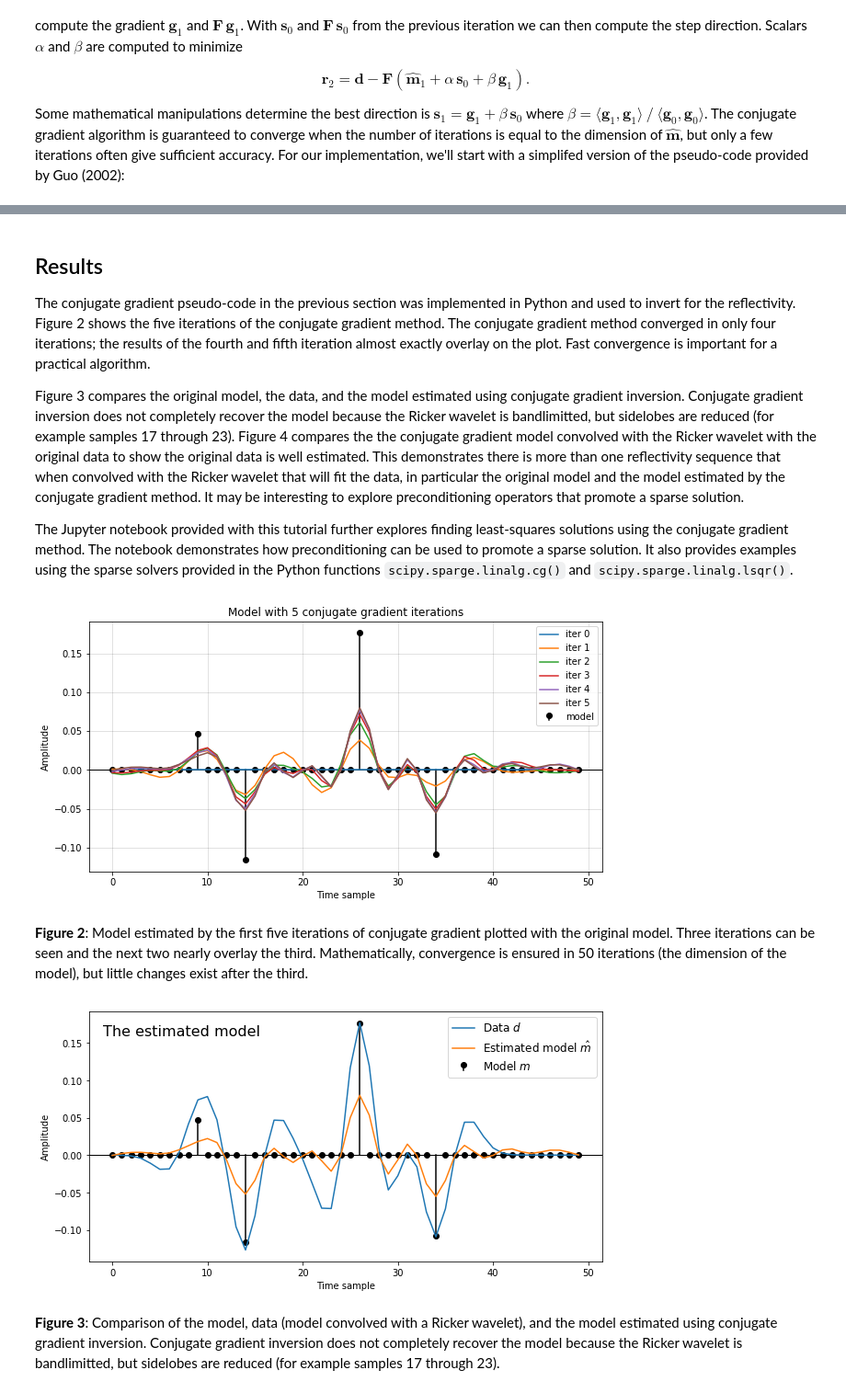
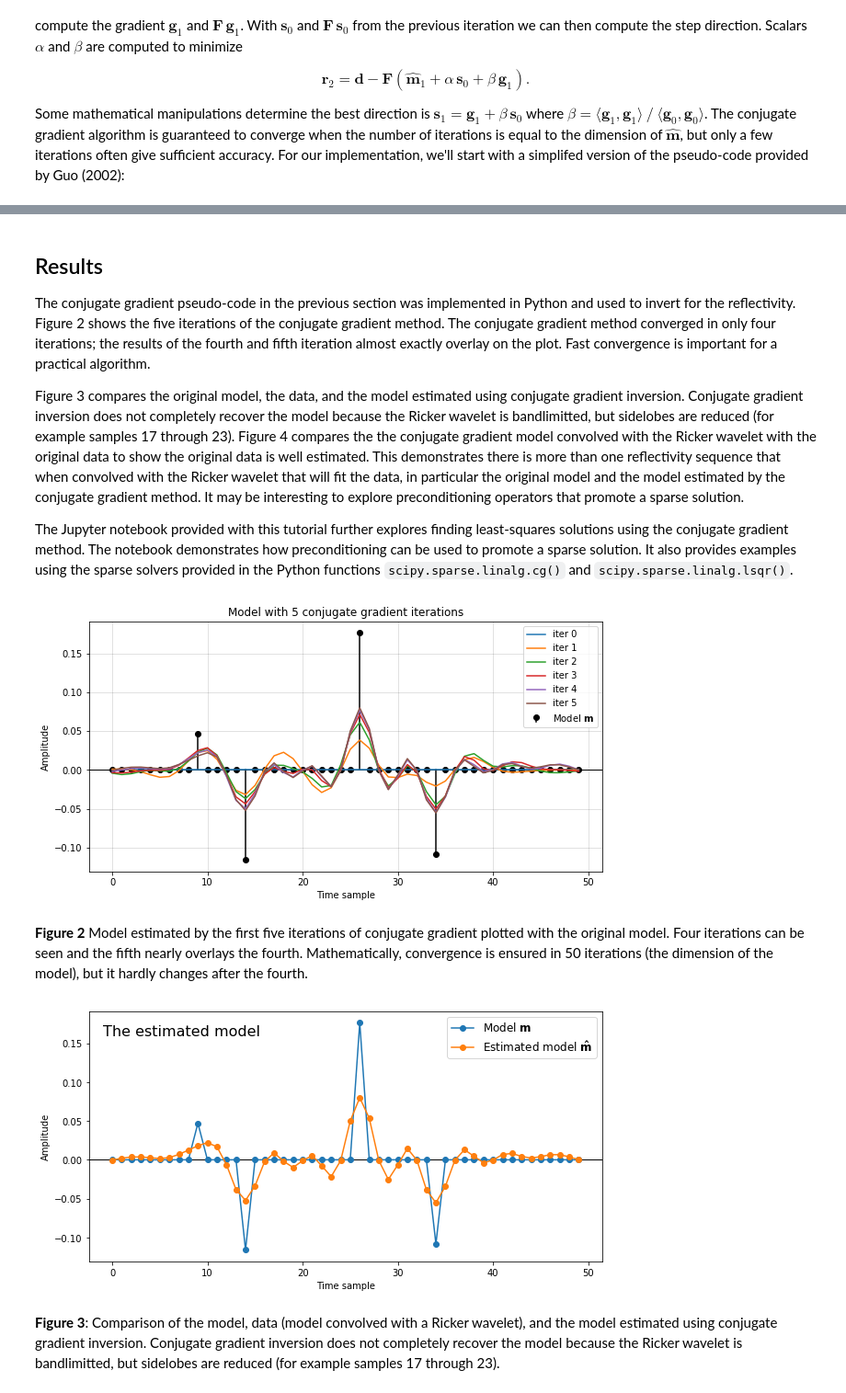
Before and after one commit to seg/tutorials-2018, a Jupyter notebook: 1804_Conjugate_gradient_inversion/conjugate_gradient_MS.ipynb, the cells around one changed output, grey strips where cells are left out. Shown at 92% size. Cells and saved outputs as stored; diff of their text form; code cells hidden in the pictures.

```diff
--- a/1804_Conjugate_gradient_inversion/conjugate_gradient_MS.ipynb
+++ b/1804_Conjugate_gradient_inversion/conjugate_gradient_MS.ipynb
@@ -245,10 +244,9 @@ $\qquad \mathbf{r} = \mathbf{r} - \alpha \Delta\mathbf{r}$<br>
 # %%
-m_est = np.zeros(d.size)
+m_est = np.zeros_like(d)
 r = d - F.forward(m_est)
-s = np.zeros(d.size)
+s = np.zeros_like(d)
 beta = 0
 n = 5
-
 cache = [m_est]
 for i in range(n):
     g = F.adjoint(r)
@@ -257,9 +255,9 @@ for i in range(n):
     gamma = np.dot(g, g)
     s = g + beta * s
     deltar = F.forward(s)
-    alpha = gamma / np.dot(deltar, deltar)
-    m_est = m_est + alpha * s
-    r = r - alpha * deltar
+    alpha = -np.dot(r, deltar) / np.dot(deltar, deltar)
+    m_est = m_est - alpha * s
+    r = r + alpha * deltar
     cache.append(m_est)
 # %% [markdown]
 ## Results
@@ -268,7 +266,7 @@ The conjugate gradient pseudo-code in the previous section was implemented in Py
 
 Figure 3 compares the original model, the data, and the model estimated using conjugate gradient inversion. Conjugate gradient inversion does not completely recover the model because the Ricker wavelet is bandlimitted, but sidelobes are reduced (for example samples 17 through 23). Figure 4 compares the the conjugate gradient model convolved with the Ricker wavelet with the original data to show the original data is well estimated.  This demonstrates there is more than one reflectivity sequence that when convolved with the Ricker wavelet that will fit the data, in particular the original model and the model estimated by the conjugate gradient method. It may be interesting to explore preconditioning operators that promote a sparse solution.
 
-The Jupyter notebook provided with this tutorial further explores finding least-squares solutions using the conjugate gradient method. The notebook demonstrates how preconditioning can be used to promote a sparse solution. It also provides examples using the sparse solvers provided in the Python functions `scipy.sparge.linalg.cg()` and `scipy.sparge.linalg.lsqr()`.
+The Jupyter notebook provided with this tutorial further explores finding least-squares solutions using the conjugate gradient method. The notebook demonstrates how preconditioning can be used to promote a sparse solution. It also provides examples using the sparse solvers provided in the Python functions `scipy.sparse.linalg.cg()` and `scipy.sparse.linalg.lsqr()`.
 # %%
 # NOT FOR MANUSCRIPT
 fig, ax = plt.subplots(figsize=(10, 5))
@@ -277,37 +275,39 @@ ax.set_title(f'Model with {n} conjugate gradient iterations')
 ax.set_xlabel('Time sample')
 ax.set_ylabel('Amplitude')
 
-plt.stem(m, label='model', basefmt='none', linefmt='k', markerfmt='ko')
+plt.stem(m, label=r'Model $\mathbf{m}$', basefmt='none', linefmt='k', markerfmt='ko')
 plt.axhline(color='k', lw=1)
 for i, m_est in enumerate(cache):
     plt.plot(m_est, label=f'iter {i}')
 plt.legend()
 plt.grid(color='k', alpha=0.15)
 
-plt.savefig('figure2_cg_est_iter.png', dpi=200, facecolor=fig.get_facecolor())
+plt.savefig('figure2_cg_est_iter.png', dpi=300)
 plt.show()
 # %% [output]
-[figure, old version]
+[figure, new version]
 # %% [markdown]
-__Figure 2__: Model estimated by the first five iterations of conjugate gradient plotted with the original model.  Three iterations can be seen and the next two nearly overlay the third.  Mathematically, convergence is ensured in 50 iterations (the dimension of the model), but little changes exist after the third.
+**Figure 2** Model estimated by the first five iterations of conjugate gradient plotted with the original model.  Four iterations can be seen and the fifth nearly overlays the fourth.  Mathematically, convergence is ensured in 50 iterations (the dimension of the model), but it hardly changes after the fourth.
 # %%
 # NOT FOR MANUSCRIPT
 fig, ax = plt.subplots(figsize=(10, 5))
 
-plt.stem(m, label=r'Model $m$', basefmt='none', linefmt='k', markerfmt='ko')
+#plt.stem(m, label=r'Model $m$', basefmt='none', linefmt='k', markerfmt='ko')
 plt.axhline(color='k', lw=1)
-ax.plot(d, label=r'Data $d$')
-ax.plot(m_est, label=r'Estimated model $\hat{m}$')
+# ax.plot(d, label=r'Data $d$')
+#ax.plot(m_est, label=r'Estimated model $\hat{m}$')
+ax.plot(m, 'o-', label=r'Model $\mathbf{m}$')
+ax.plot(m_est, 'o-', label=r'Estimated model $\mathbf{\hat{m}}$')
 ax.legend(fontsize=12)
 ax.set_xlabel('Time sample')
 ax.set_ylabel('Amplitude')
 title = 'The estimated model'
 ax.text(-1, 0.16, title, color='k', size=16)
 
-plt.savefig('figure3_data_model_estmodel.png', dpi=200, facecolor=fig.get_facecolor())
+plt.savefig('figure3_data_model_estmodel.png', dpi=300)
 plt.show()
 # %% [output]
-[figure, old version]
+[figure, new version]
 # %% [markdown]
 __Figure 3__: Comparison of the model, data (model convolved with a Ricker wavelet), and the model estimated using conjugate gradient inversion.  Conjugate gradient inversion does not completely recover the model because the Ricker wavelet is bandlimitted, but sidelobes are reduced (for example samples 17 through 23).
 # %%
```
Also changed, not shown: parts of 17 cells of this notebook.
